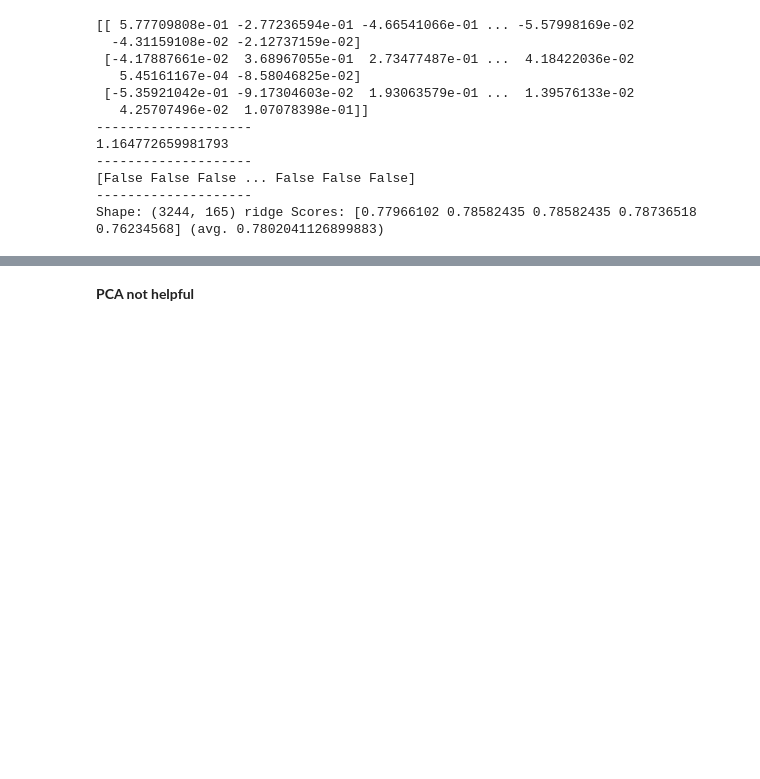
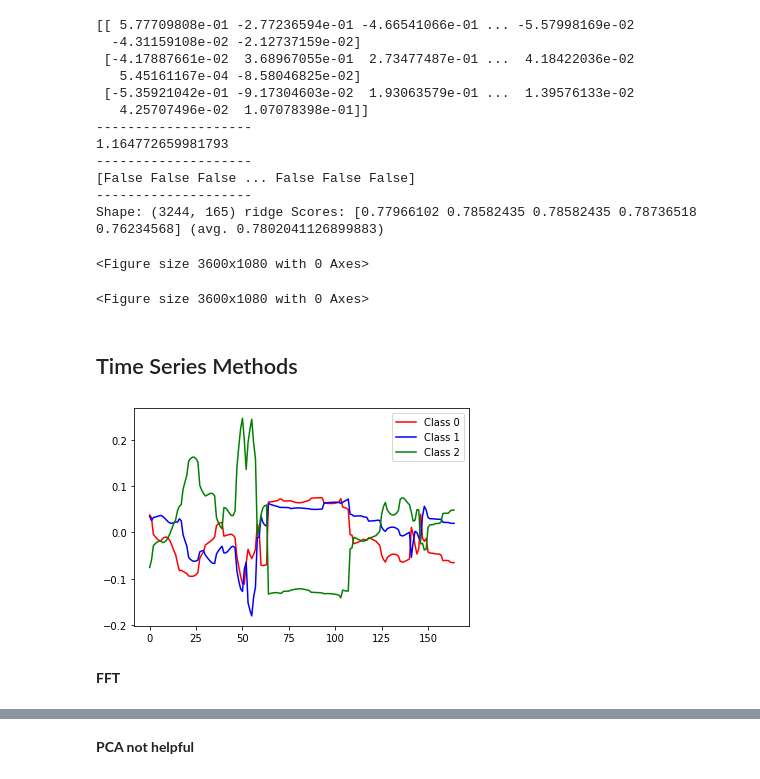
Before and after one commit to mlgig/vistamilk_diet_challenge, a Jupyter notebook: notebooks/Bhaskar_VM.ipynb, the cells around one changed output, grey strips where cells are left out. Drawn from its saved outputs; the diff is of its cells as text; code cells hidden in the pictures; blank space fills up the shorter version.

```diff
--- a/notebooks/Bhaskar_VM.ipynb
+++ b/notebooks/Bhaskar_VM.ipynb
@@ -330,0 +290,7 @@ clf = Pipeline([
+# %%
+plt.figure(figsize=(50, 15))
+# %% [output]
+<Figure size 3600x1080 with 0 Axes>
+<Figure size 3600x1080 with 0 Axes>
+# %% [markdown]
+## Time Series Methods
@@ -330,0 +346,16 @@ clf = Pipeline([
+# %%
+
+class_0 = [i for i, elem in enumerate(y) if elem==0]
+class_1 = [i for i, elem in enumerate(y) if elem==1]
+class_2 = [i for i, elem in enumerate(y) if elem==2]
+# %%
+
+plt.plot(np.mean(X_fs[class_0, :], axis=0), 'r', label='Class 0')
+plt.plot(np.mean(X_fs[class_1, :], axis=0), 'b', label='Class 1')
+plt.plot(np.mean(X_fs[class_2, :], axis=0), 'g', label='Class 2')
+plt.legend()
+plt.show()
+# %% [output]
+[figure, added]
+# %% [markdown]
+**FFT**
```
Also changed, not shown: parts of 26 cells of this notebook.
